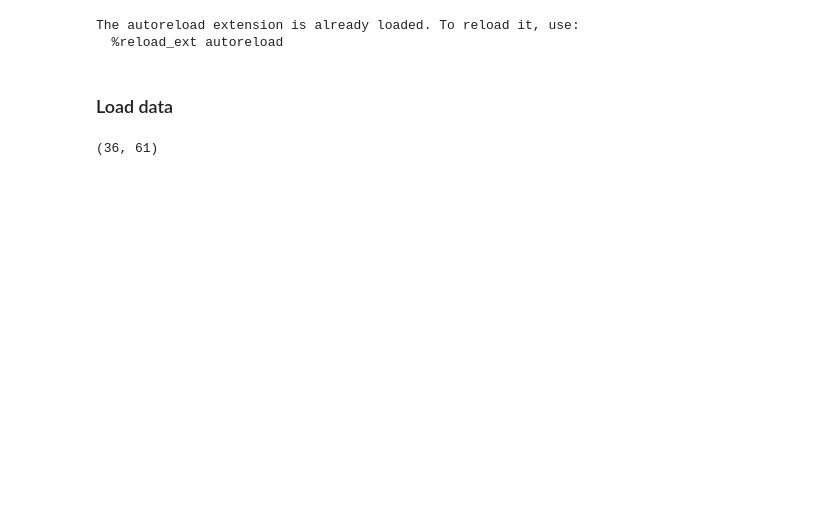
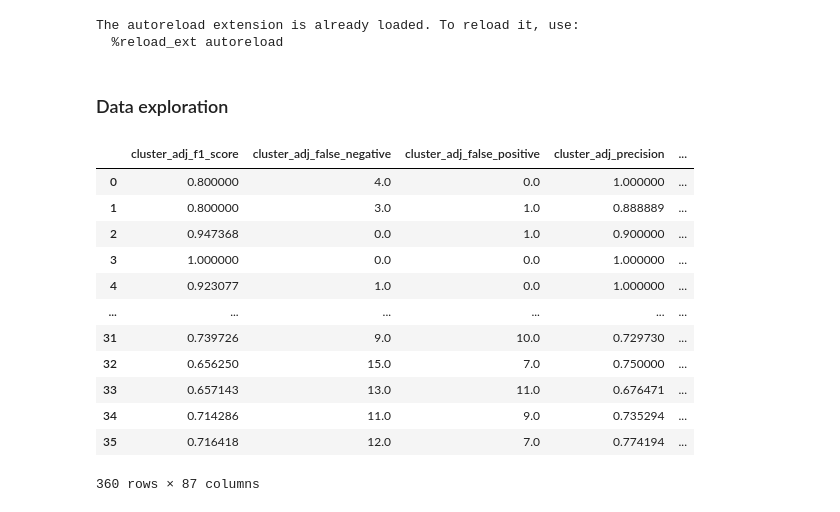
Before and after one commit to JanMarcoRuizdeVargas/clustercausal, a Jupyter notebook: Gridsearch_mini_eval1.ipynb, the cells around one changed output. Drawn from its saved outputs; the diff is of its cells as text; code cells hidden in the pictures; blank space fills up the shorter version.

```diff
--- a/Gridsearch_mini_eval1.ipynb
+++ b/Gridsearch_mini_eval1.ipynb
@@ -12,17 +13,3 @@ pd.set_option('display.max_columns', None)
 # %% [output]
 The autoreload extension is already loaded. To reload it, use:
   %reload_ext autoreload
-# %% [markdown]
-### Load data
-# %%
-dir = 'clustercausal\experiments\_results\ClusterPC_50nodes50edges_005alpha'
-data = load_data(dir)
-dir = 'clustercausal\experiments\_results\ClusterPC_50nodes100edges_lin_01alpha'
-data = pd.concat([data, load_data(dir)])
-dir = 'clustercausal\experiments\_results\ClusterPC_80nodes120edges_lin_01alpha'
-data = pd.concat([data, load_data(dir)])
-dir = 'clustercausal\experiments\_results\ClusterPC_80nodes120edges_nonlin_01alpha'
-data = pd.concat([data, load_data(dir)])
-data.shape
-# %% [output]
-(36, 61)
@@ -29,3 +19,21 @@ data.shape
+# %% [markdown]
+### Data exploration
+# %%
+data
+# %% [output]
+|  | cluster_adj_f1_score | cluster_adj_false_negative | cluster_adj_false_positive | cluster_adj_precision | ... |
+| 0 | 0.800000 | 4.0 | 0.0 | 1.000000 | ... |
+| 1 | 0.800000 | 3.0 | 1.0 | 0.888889 | ... |
+| 2 | 0.947368 | 0.0 | 1.0 | 0.900000 | ... |
+| 3 | 1.000000 | 0.0 | 0.0 | 1.000000 | ... |
+| 4 | 0.923077 | 1.0 | 0.0 | 1.000000 | ... |
+| ... | ... | ... | ... | ... | ... |
+| 31 | 0.739726 | 9.0 | 10.0 | 0.729730 | ... |
+| 32 | 0.656250 | 15.0 | 7.0 | 0.750000 | ... |
+| 33 | 0.657143 | 13.0 | 11.0 | 0.676471 | ... |
+| 34 | 0.714286 | 11.0 | 9.0 | 0.735294 | ... |
+| 35 | 0.716418 | 12.0 | 7.0 | 0.774194 | ... |
+360 rows × 87 columns
 # %%
 data.describe()
 # %% [output]
```
Also changed, not shown: parts of 18 cells of this notebook, 10 other files.
